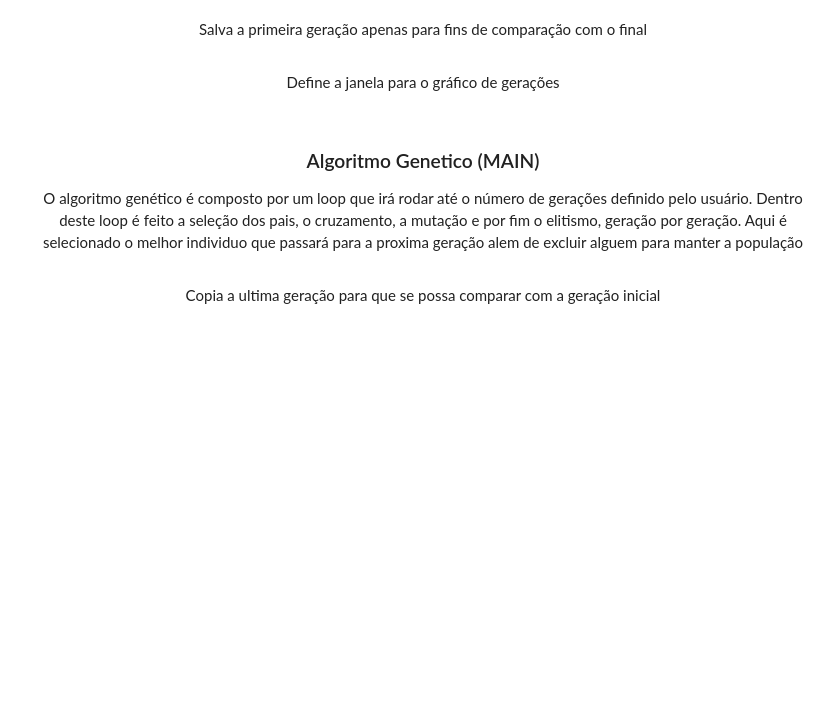
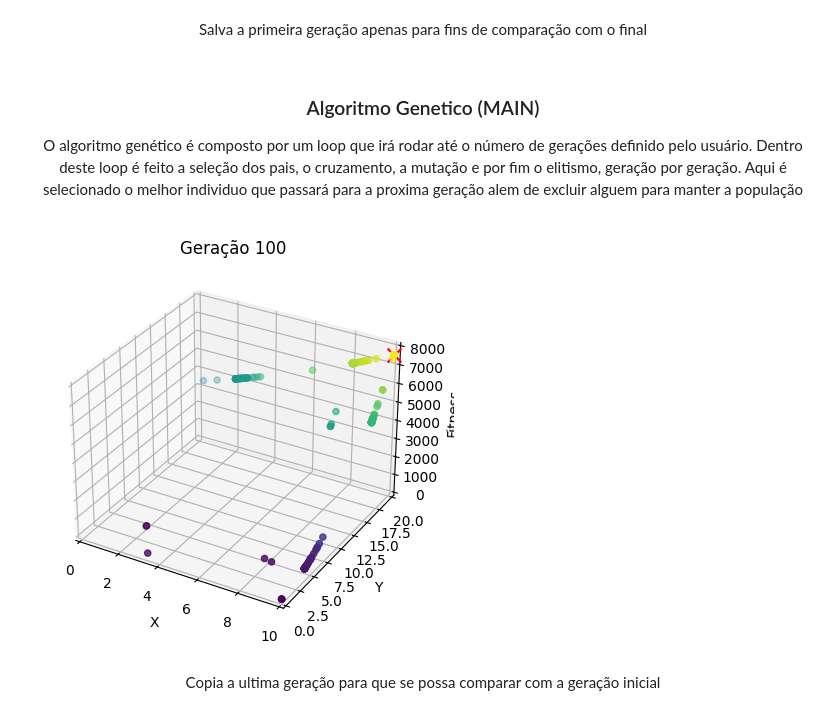
Before and after one commit to gabrielmazz/algoritmo-genetico-binario, a Jupyter notebook: algoritmo_genetico.ipynb, the cells around one changed output. Drawn from its saved outputs; the diff is of its cells as text; code cells hidden in the pictures; blank space fills up the shorter version.

```diff
--- a/algoritmo_genetico.ipynb
+++ b/algoritmo_genetico.ipynb
@@ -351,6 +337,3 @@ for i in range(tamanho_populacao):
 # %%
 # Salva a primeira geracao
 primeira_geracao = populacao.copy()
-# %% [markdown]
-<div align="center">
-    <p> Define a janela para o gráfico de gerações </p>
@@ -371,6 +349,10 @@ primeira_geracao = populacao.copy()
 melhores_individuos = []
 
 for ger in range(geracoes):
+
+    # Cria a janela do gráfico (Apenas no jupyter notebook)
+    fig = plt.figure()
+    ax = fig.add_subplot(111, projection='3d')
 
     # Define a lista para os novos individuos
     populacao_nova = []
@@ -405,34 +387,77 @@ for ger in range(geracoes):
         # Adiciona o individuo na nova populacao
         populacao_nova.append(individuo1)
         populacao_nova.append(individuo2)
 
     # Sortea um individuo para sair da populacao, para manter o tamanho da populacao
     # e evitar que a populacao cresça. O individuo não pode ser o eleito (melhor individuo)
     # que está na primeira posição da nova população
     individuo_drop = random.choice(populacao_nova[1:])
     populacao_nova.remove(individuo_drop)
 
     # Calcula a media do fitness da geracao, pega toda a populacao e calcula a media
     # Calcula a media dos fitness da populacao
     fitness_medio = 0
     for i in range(len(populacao_nova)):
         fitness_medio += populacao_nova[i].fitness
 
     # Adiciona o fitness medio da geracao na lista
     fitness_medio_geracao.append(fitness_medio/len(populacao_nova))
 
     # Apaga a populacao antiga
     populacao.clear()
 
     # Atualiza a populacao, copia a populacao nova para a populacao
     populacao = populacao_nova.copy()
 
     # Plota o grafico da geracao atualizando em cima do outro
-    #ax = ag.plota_grafico_geracional(populacao, ax, ger)
+    # (Apenas no jupyter notebook este bloco de código)
+    # No "main.py", está função está definida no arquivo "funcoes_AG.py", mas no
+    # jupyter notebook, precisa de um tratamento para mostrar o grafico corretamente
 
+    # Cria | Recria as listas de valores para plotar no grafico
+    x = []
+    y = []
+    z = []
+
+    # Adiciona os valores dos individuos na lista
+    x = [populacao[i].num_x for i in range(len(populacao))]
+    y = [populacao[i].num_y for i in range(len(populacao))]
+    z = [populacao[i].fitness for i in range(len(populacao))]
+
+    # Resgata os parametros do melhor individuo
+    melhor_individuo = z.index(max(z))
+
+    x_melhor = x.pop(melhor_individuo)
+    y_melhor = y.pop(melhor_individuo)
+    fitness_melhor = z.pop(melhor_individuo)
+
+    ax.scatter(x, y, z, c=z, cmap='viridis')
+    ax.scatter(x_melhor, y_melhor, fitness_melhor, c='red', marker='x', s=100)
+
+    # Define os limites do gráfico
+    ax.set_xlim([0, 10])
+    ax.set_ylim([0, 20])
+    ax.set_zlim([0, 8000])
+
+    # Define o nome dos eixos
+    ax.set_xlabel('X')
+    ax.set_ylabel('Y')
+    ax.set_zlabel('Fitness')
+
+    # Define o título do gráfico
+    ax.set_title(f'Geração {ger+1}')
+
+    # Pausa apenas por conveniência
+    #plt.pause(TEMPO)
+
+    # Plota o gráfico
+    plt.show(block=False)
+    clear_output(wait=True)
 
     # Limpa a populacao, o eleito
     populacao_nova.clear()
+# %% [output]
+[figure, added]
 # %% [markdown]
 <div align="center">
     <p> Copia a ultima geração para que se possa comparar com a geração inicial</p>
```
Also changed, not shown: parts of 7 cells of this notebook.
